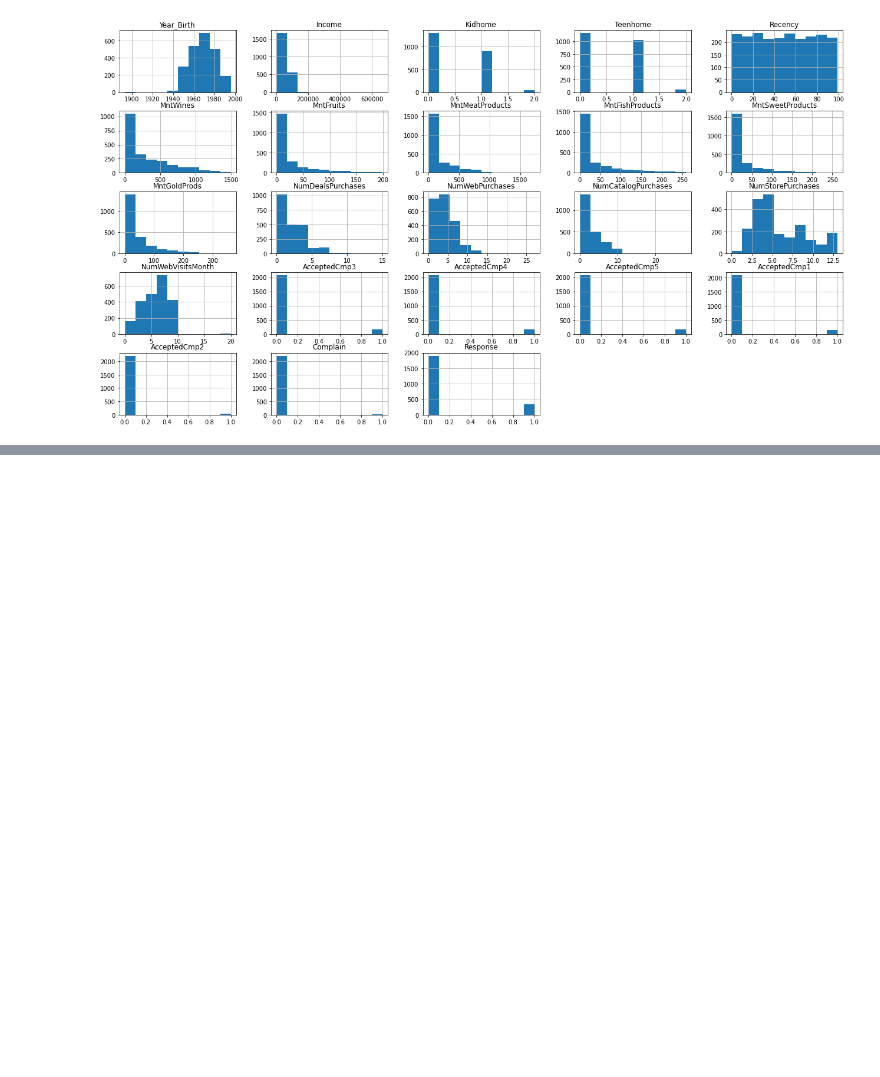
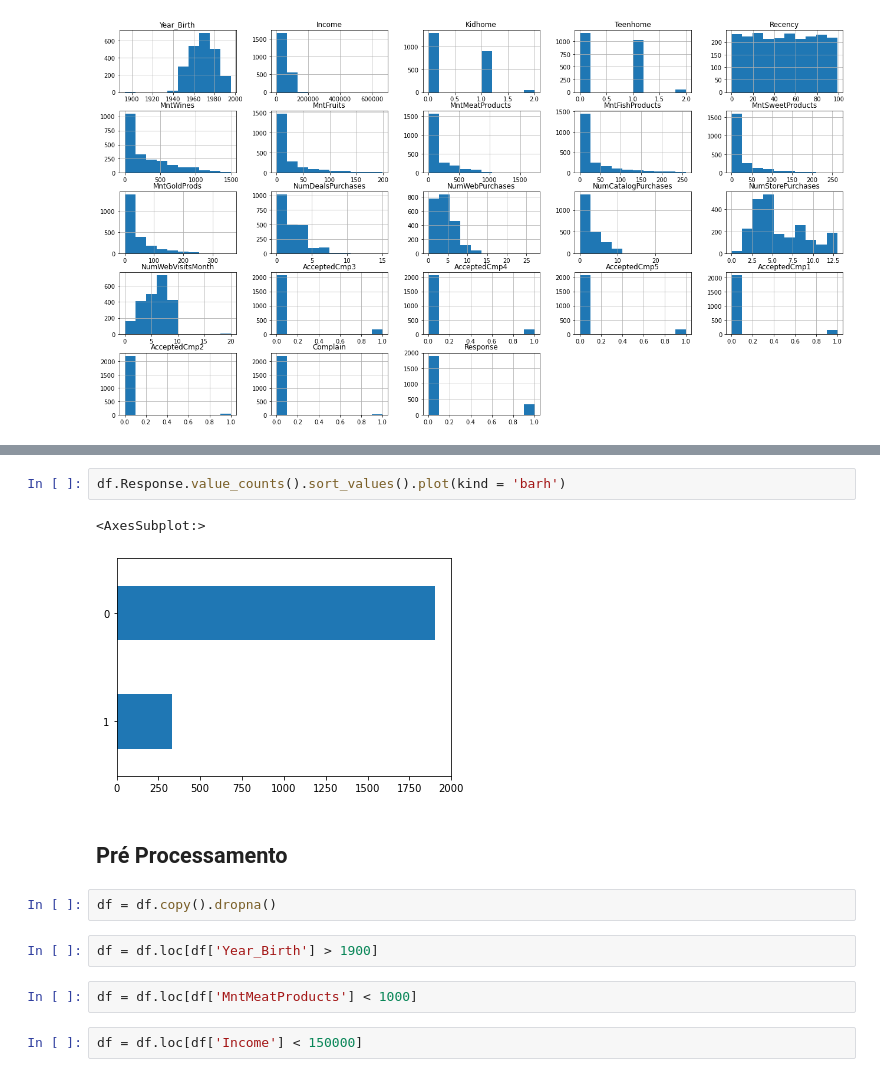
Before and after one commit to thehenke/case-data-modelling, a Jupyter notebook: data_wrangling.ipynb, the cells around one changed output, grey strips where cells are left out. Cells and saved outputs as stored; diff of their text form; blank space fills up the shorter version.

```diff
--- a/data_wrangling.ipynb
+++ b/data_wrangling.ipynb
@@ -160,0 +116,15 @@ ValueError: could not convert string to float: 'Graduation'
+# %%
+df.Response.value_counts().sort_values().plot(kind = 'barh')
+# %% [output]
+<AxesSubplot:>
+[figure, added]
+# %% [markdown]
+## Pré Processamento
+# %%
+df = df.copy().dropna()
+# %%
+df = df.loc[df['Year_Birth'] > 1900]
+# %%
+df = df.loc[df['MntMeatProducts'] < 1000]
+# %%
+df = df.loc[df['Income'] < 150000]
```
Also changed, not shown: parts of 49 cells of this notebook.
